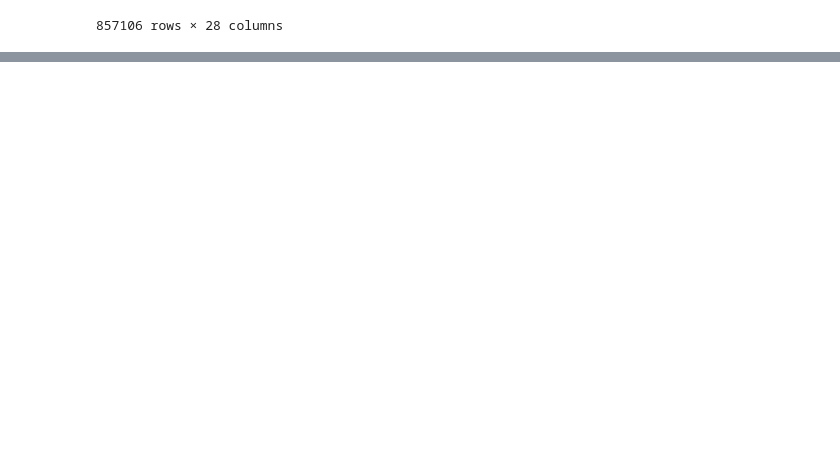
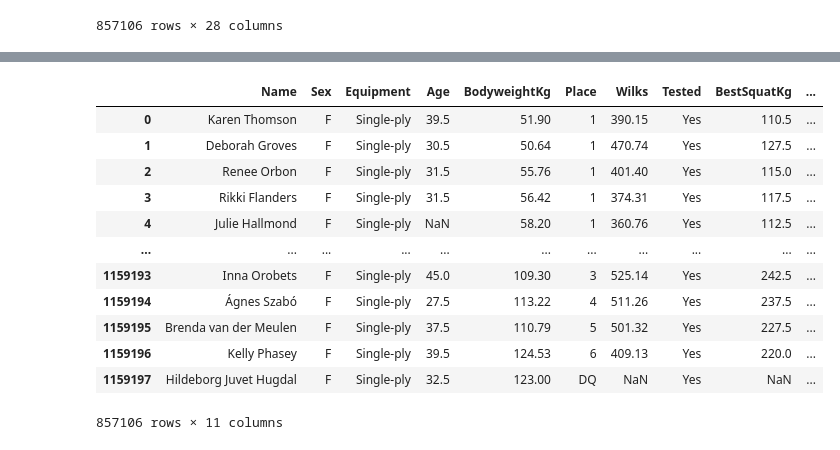
Before and after one commit to chris-derman03/Powerlifting-Analysis, a Jupyter notebook: Data Anaylsis.ipynb, the cells around one changed output, grey strips where cells are left out. Saved outputs shown, nothing was run; the diff lists cells and outputs as text; code cells hidden in the pictures; blank space fills up the shorter version.

```diff
--- a/Data Anaylsis.ipynb
+++ b/Data Anaylsis.ipynb
@@ -120,0 +133,19 @@ best_lifts
+# %%
+best_lifts = k.drop(columns=['AgeClass','BirthYearClass','Division','WeightClassKg','TotalKg','Dots',
+                        'Glossbrenner','Goodlift','Federation','ParentFederation',
+                        'Country','State','Date','MeetCountry','MeetState','MeetTown','MeetName'])
+display(best_lifts)
+# %% [output]
+|  | Name | Sex | Equipment | Age | BodyweightKg | Place | Wilks | Tested | BestSquatKg | ... |
+| 0 | Karen Thomson | F | Single-ply | 39.5 | 51.90 | 1 | 390.15 | Yes | 110.5 | ... |
+| 1 | Deborah Groves | F | Single-ply | 30.5 | 50.64 | 1 | 470.74 | Yes | 127.5 | ... |
+| 2 | Renee Orbon | F | Single-ply | 31.5 | 55.76 | 1 | 401.40 | Yes | 115.0 | ... |
+| 3 | Rikki Flanders | F | Single-ply | 31.5 | 56.42 | 1 | 374.31 | Yes | 117.5 | ... |
+| 4 | Julie Hallmond | F | Single-ply | NaN | 58.20 | 1 | 360.76 | Yes | 112.5 | ... |
+| ... | ... | ... | ... | ... | ... | ... | ... | ... | ... | ... |
+| 1159193 | Inna Orobets | F | Single-ply | 45.0 | 109.30 | 3 | 525.14 | Yes | 242.5 | ... |
+| 1159194 | Ágnes Szabó | F | Single-ply | 27.5 | 113.22 | 4 | 511.26 | Yes | 237.5 | ... |
+| 1159195 | Brenda van der Meulen | F | Single-ply | 37.5 | 110.79 | 5 | 501.32 | Yes | 227.5 | ... |
+| 1159196 | Kelly Phasey | F | Single-ply | 39.5 | 124.53 | 6 | 409.13 | Yes | 220.0 | ... |
+| 1159197 | Hildeborg Juvet Hugdal | F | Single-ply | 32.5 | 123.00 | DQ | NaN | Yes | NaN | ... |
+857106 rows × 11 columns
```
Also changed, not shown: parts of 24 cells of this notebook.
